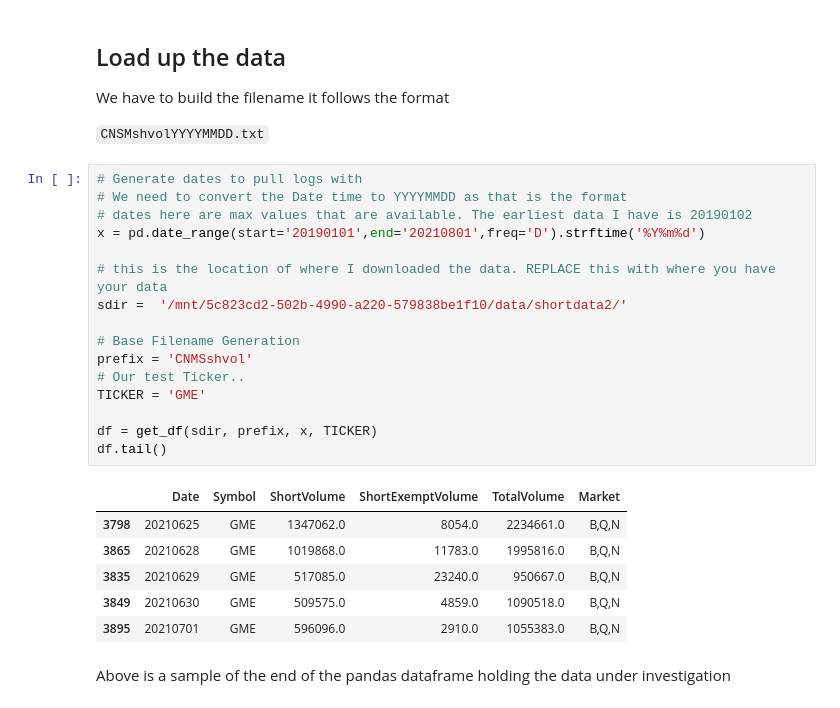
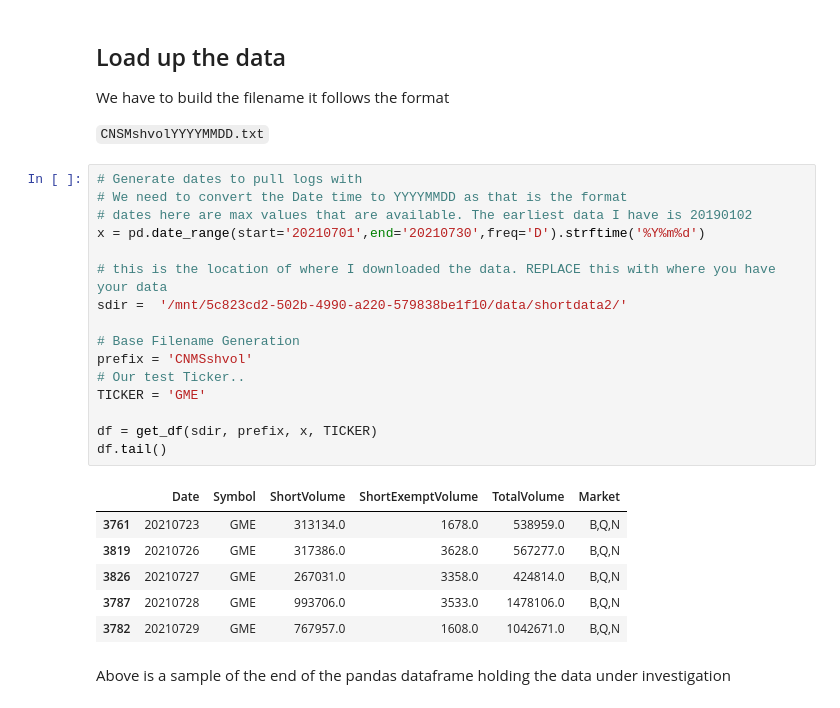
Before and after one commit to pookiemaker/shorts, a Jupyter notebook: ShortAnalysis.ipynb, the cells around one changed output. Drawn from its saved outputs; the diff is of its cells as text.

```diff
--- a/ShortAnalysis.ipynb
+++ b/ShortAnalysis.ipynb
@@ -90,26 +91,26 @@ We have to build the filename it follows the format
 # %%
 # Generate dates to pull logs with
 # We need to convert the Date time to YYYYMMDD as that is the format
 # dates here are max values that are available. The earliest data I have is 20190102
-x = pd.date_range(start='20190101',end='20210801',freq='D').strftime('%Y%m%d')
+x = pd.date_range(start='20210701',end='20210730',freq='D').strftime('%Y%m%d')
 
 # this is the location of where I downloaded the data. REPLACE this with where you have your data
 sdir =  '/mnt/5c823cd2-502b-4990-a220-579838be1f10/data/shortdata2/'
 
 # Base Filename Generation
 prefix = 'CNMSshvol'
 # Our test Ticker..
 TICKER = 'GME'
 
 df = get_df(sdir, prefix, x, TICKER)
 df.tail()
 # %% [output]
 |  | Date | Symbol | ShortVolume | ShortExemptVolume | TotalVolume | Market |
-| 3798 | 20210625 | GME | 1347062.0 | 8054.0 | 2234661.0 | B,Q,N |
-| 3865 | 20210628 | GME | 1019868.0 | 11783.0 | 1995816.0 | B,Q,N |
-| 3835 | 20210629 | GME | 517085.0 | 23240.0 | 950667.0 | B,Q,N |
-| 3849 | 20210630 | GME | 509575.0 | 4859.0 | 1090518.0 | B,Q,N |
-| 3895 | 20210701 | GME | 596096.0 | 2910.0 | 1055383.0 | B,Q,N |
+| 3761 | 20210723 | GME | 313134.0 | 1678.0 | 538959.0 | B,Q,N |
+| 3819 | 20210726 | GME | 317386.0 | 3628.0 | 567277.0 | B,Q,N |
+| 3826 | 20210727 | GME | 267031.0 | 3358.0 | 424814.0 | B,Q,N |
+| 3787 | 20210728 | GME | 993706.0 | 3533.0 | 1478106.0 | B,Q,N |
+| 3782 | 20210729 | GME | 767957.0 | 1608.0 | 1042671.0 | B,Q,N |
 # %% [markdown]
 Above is a sample of the end of the pandas dataframe holding the data under investigation
 # %% [markdown]
```
Also changed, not shown: parts of 12 cells of this notebook, 6 other files.
